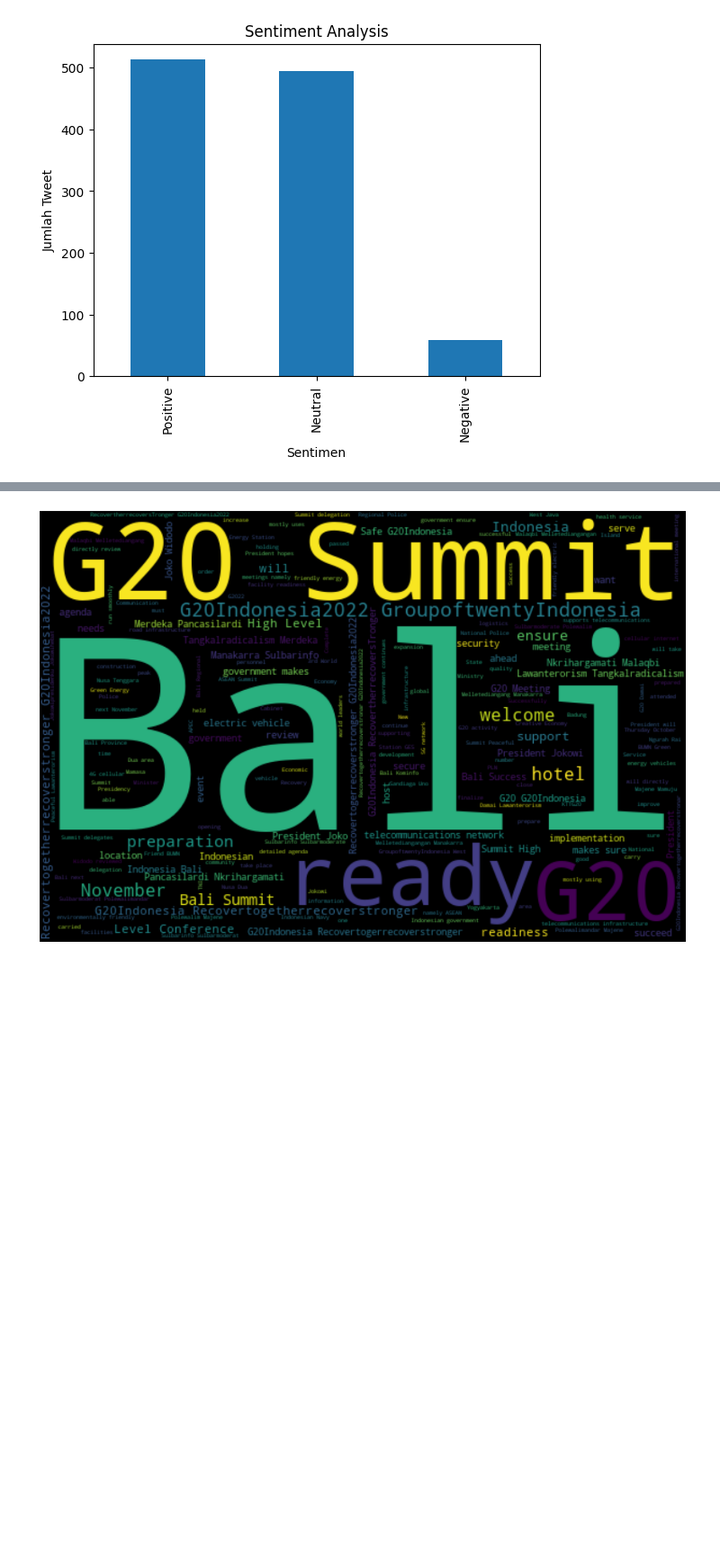
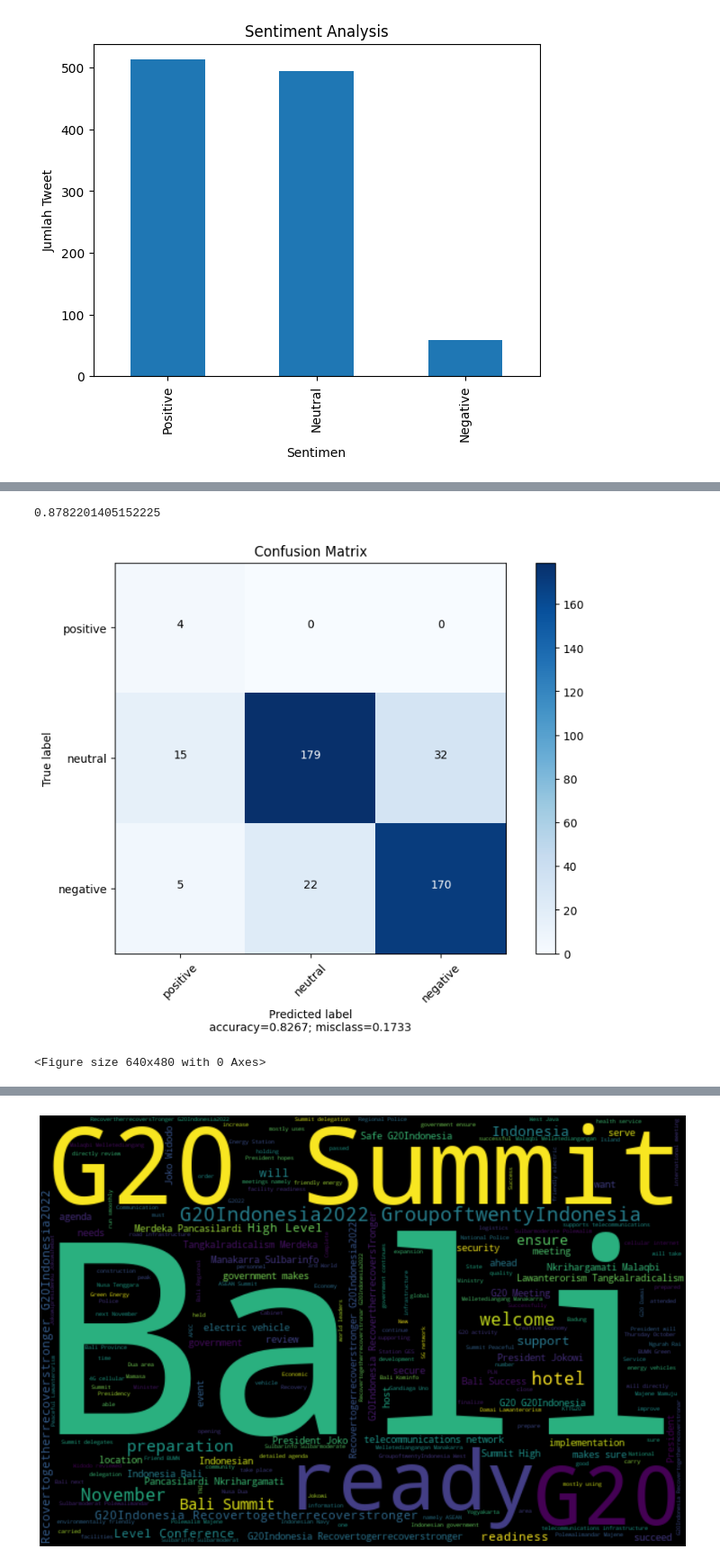
Before and after one commit to MrWaradana/dataset_g20, a Jupyter notebook: 4_sentiment_analysis_data_g20.ipynb, the cells around one changed output, grey strips where cells are left out. Shown at 90% size. Drawn from its saved outputs; the diff is of its cells as text; code cells hidden in the pictures; blank space fills up the shorter version.

```diff
--- a/4_sentiment_analysis_data_g20.ipynb
+++ b/4_sentiment_analysis_data_g20.ipynb
@@ -102,0 +295,14 @@ final_data['Analysis'].value_counts().plot(kind='bar', title='Sentiment Analysis
+# %%
+print(accuracy_score(hasil,y_test))
+# %% [output]
+0.8782201405152225
+# %%
+plot_confusion_matrix(cm           = confusion_matrix(hasil2,y_test),
+                      normalize    = False,
+                      target_names = ['positive', 'neutral', 'negative'],
+                      title        = "Confusion Matrix")
+
+plt.savefig('hasil1.png',bbox_inches='tight')
+# %% [output]
+[figure, added]
+<Figure size 640x480 with 0 Axes>
```
Also changed, not shown: parts of 26 cells of this notebook, 3 other files.
